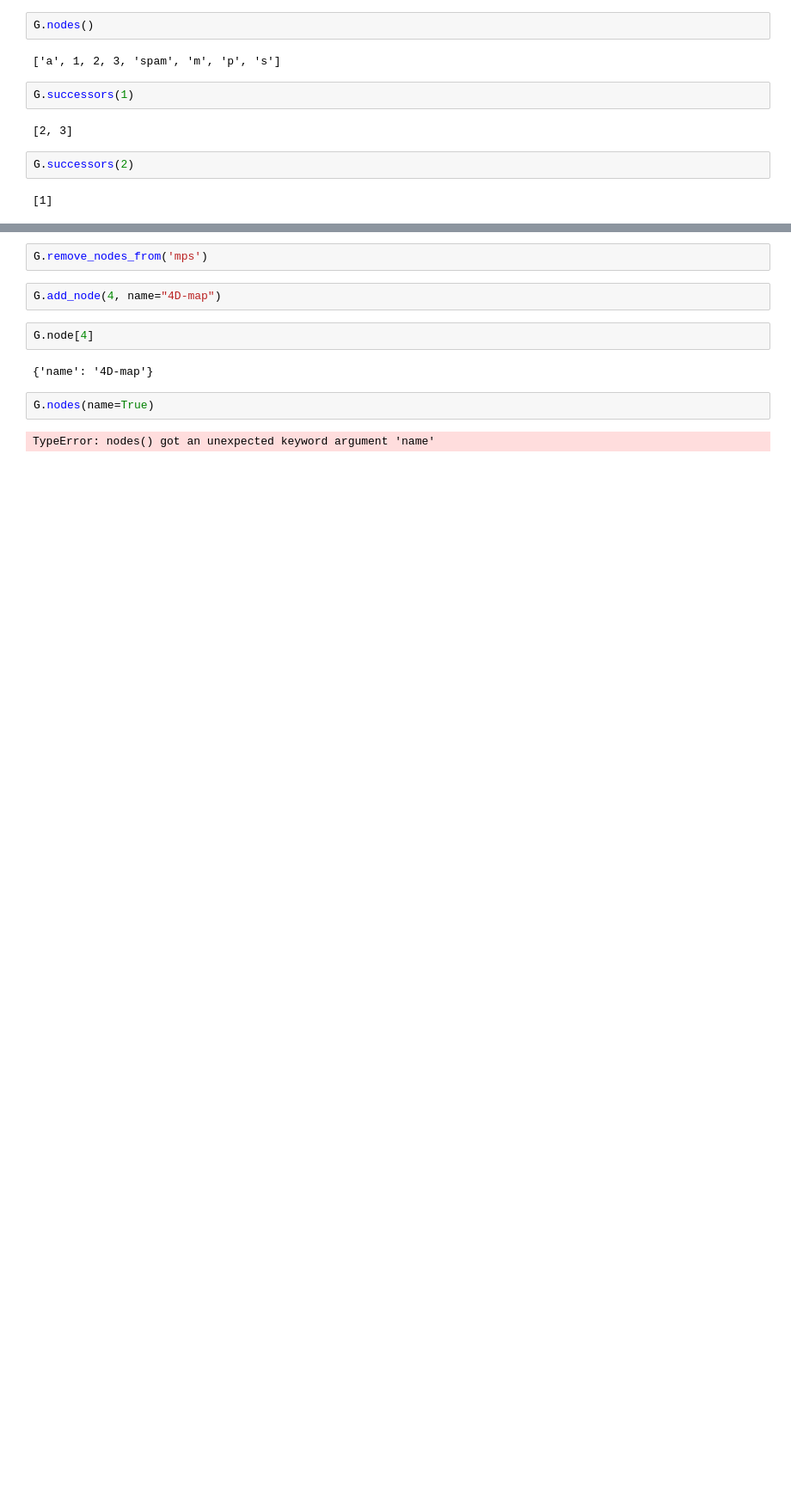
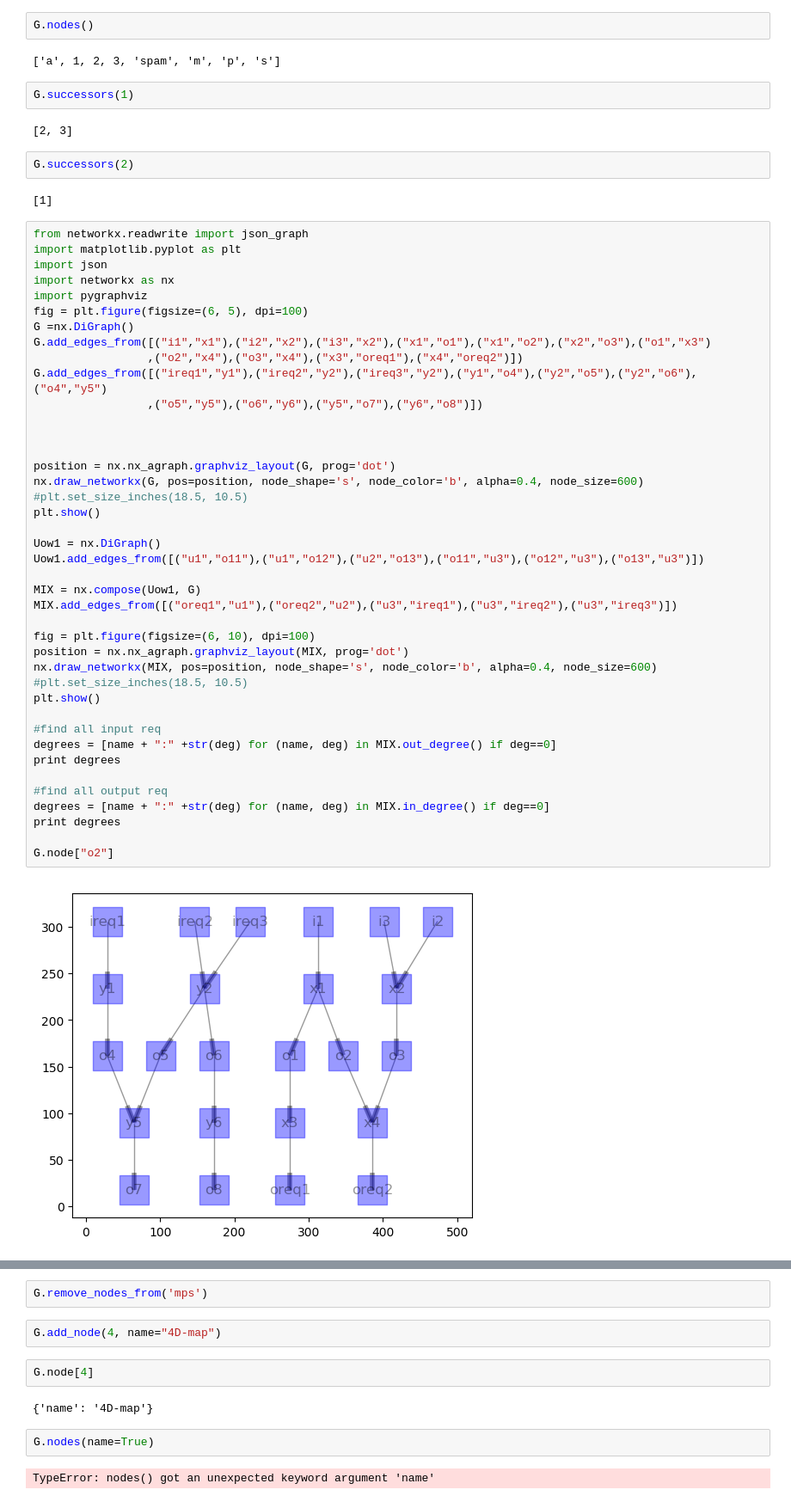
Before and after one commit to QiHaoBao/x6e6s, a Jupyter notebook: server/graphDemo.ipynb, the cells around one changed output, grey strips where cells are left out. Shown: that part at 86% size. Cells and saved outputs as stored; diff of their text form; blank space fills up the shorter version.

```diff
--- a/server/graphDemo.ipynb
+++ b/server/graphDemo.ipynb
@@ -57,3 +57,46 @@ G.successors(1)
 G.successors(2)
 # %% [output]
 [1]
+# %%
+from networkx.readwrite import json_graph
+import matplotlib.pyplot as plt
+import json
+import networkx as nx
+import pygraphviz
+fig = plt.figure(figsize=(6, 5), dpi=100)
+G =nx.DiGraph()
+G.add_edges_from([("i1","x1"),("i2","x2"),("i3","x2"),("x1","o1"),("x1","o2"),("x2","o3"),("o1","x3")
+                 ,("o2","x4"),("o3","x4"),("x3","oreq1"),("x4","oreq2")])
+G.add_edges_from([("ireq1","y1"),("ireq2","y2"),("ireq3","y2"),("y1","o4"),("y2","o5"),("y2","o6"),("o4","y5")
+                 ,("o5","y5"),("o6","y6"),("y5","o7"),("y6","o8")])
+
+
+
+position = nx.nx_agraph.graphviz_layout(G, prog='dot')
+nx.draw_networkx(G, pos=position, node_shape='s', node_color='b', alpha=0.4, node_size=600)
+#plt.set_size_inches(18.5, 10.5)
+plt.show()
+
+Uow1 = nx.DiGraph()
+Uow1.add_edges_from([("u1","o11"),("u1","o12"),("u2","o13"),("o11","u3"),("o12","u3"),("o13","u3")])
+
+MIX = nx.compose(Uow1, G)
+MIX.add_edges_from([("oreq1","u1"),("oreq2","u2"),("u3","ireq1"),("u3","ireq2"),("u3","ireq3")])
+
+fig = plt.figure(figsize=(6, 10), dpi=100)
+position = nx.nx_agraph.graphviz_layout(MIX, prog='dot')
+nx.draw_networkx(MIX, pos=position, node_shape='s', node_color='b', alpha=0.4, node_size=600)
+#plt.set_size_inches(18.5, 10.5)
+plt.show()
+
+#find all input req
+degrees = [name + ":" +str(deg) for (name, deg) in MIX.out_degree() if deg==0]
+print degrees
+
+#find all output req
+degrees = [name + ":" +str(deg) for (name, deg) in MIX.in_degree() if deg==0]
+print degrees
+
+G.node["o2"]
+# %% [output]
+[figure, added]
```
Also changed, not shown: parts of 2 cells of this notebook, 1 other file.
